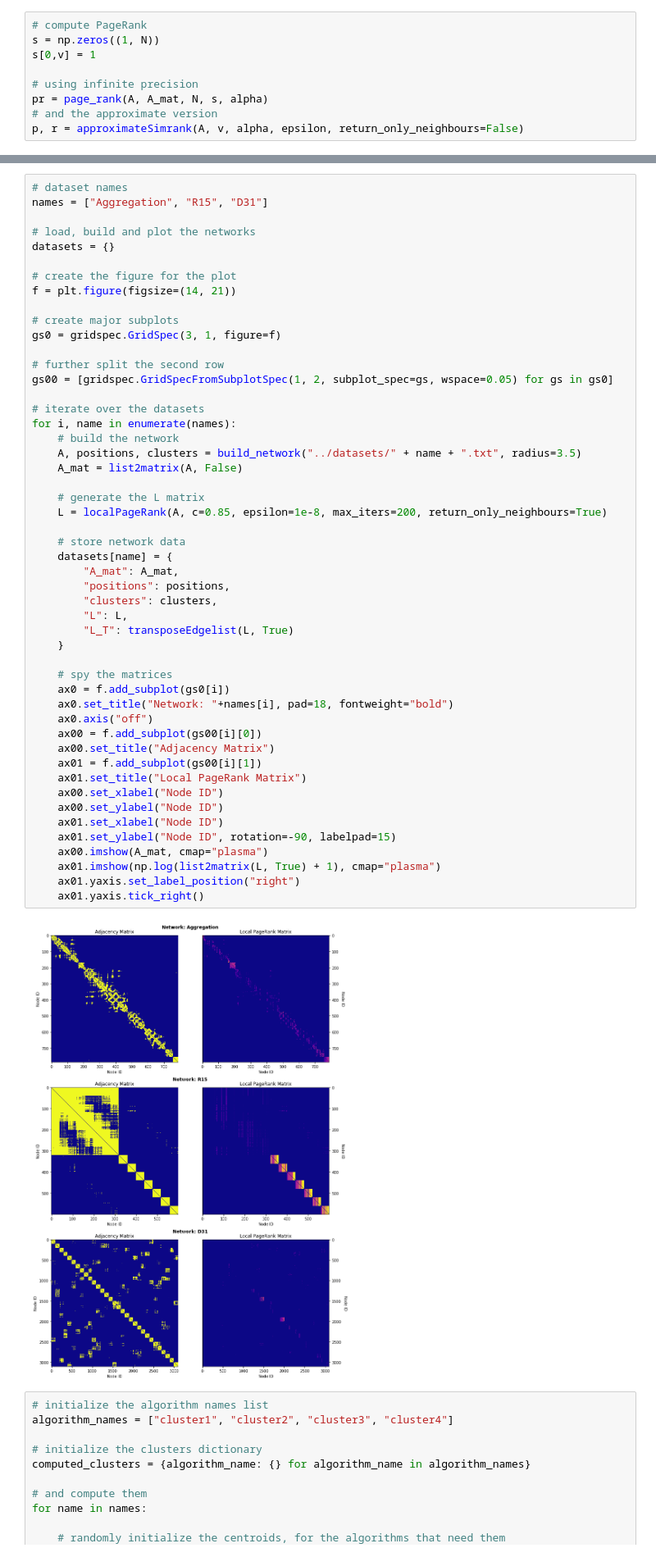
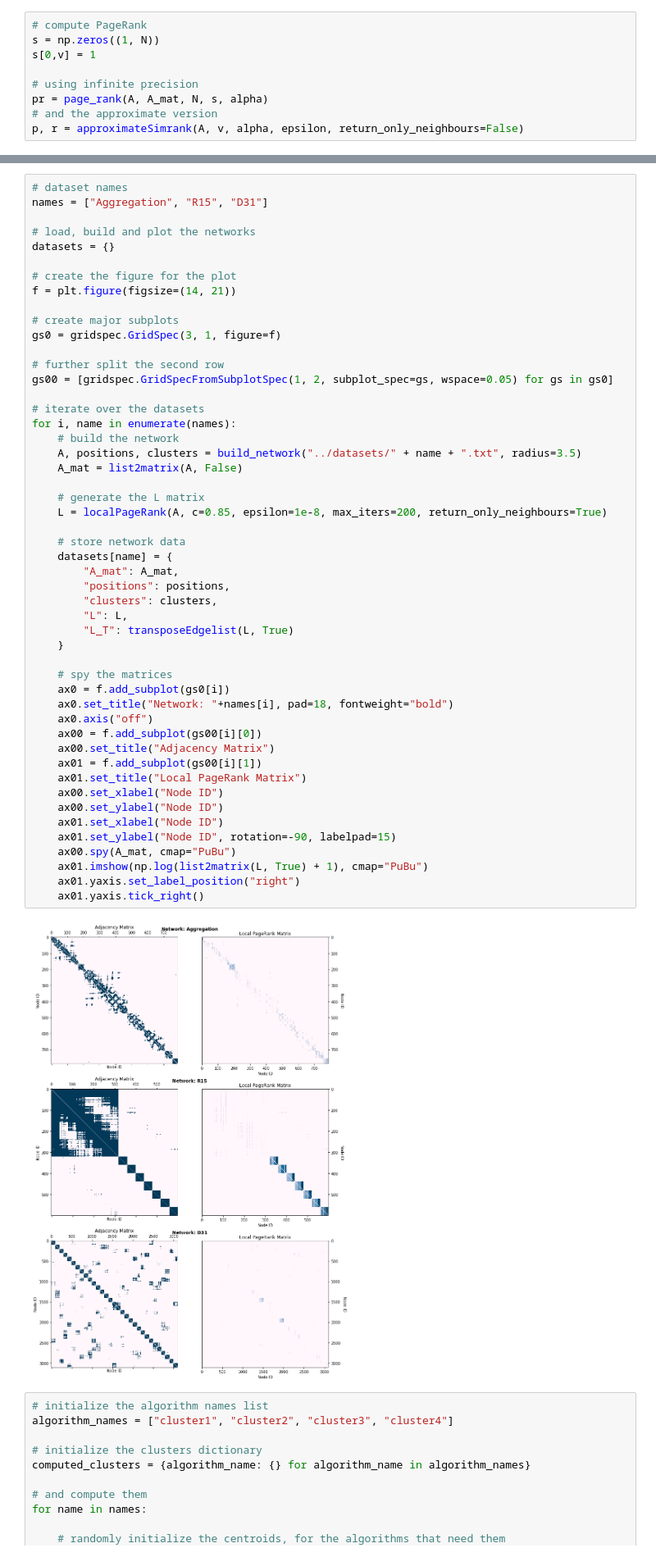
Before and after one commit to barbafrank/LCP_projects_Y2, a Jupyter notebook: HLP_Project/Project.ipynb, the cells around one changed output, grey strips where cells are left out. Shown at 82% size. Drawn from its saved outputs; the diff is of its cells as text.

Commit message:
change the cmap

```diff
--- a/HLP_Project/Project.ipynb
+++ b/HLP_Project/Project.ipynb
@@ -240,36 +240,36 @@ for i, name in enumerate(names):
     A, positions, clusters = build_network("../datasets/" + name + ".txt", radius=3.5)
     A_mat = list2matrix(A, False)
 
     # generate the L matrix
     L = localPageRank(A, c=0.85, epsilon=1e-8, max_iters=200, return_only_neighbours=True)
 
     # store network data
     datasets[name] = {
         "A_mat": A_mat,
         "positions": positions,
         "clusters": clusters,
         "L": L,
         "L_T": transposeEdgelist(L, True)
     }
 
     # spy the matrices
     ax0 = f.add_subplot(gs0[i])
     ax0.set_title("Network: "+names[i], pad=18, fontweight="bold")
     ax0.axis("off")
     ax00 = f.add_subplot(gs00[i][0])
     ax00.set_title("Adjacency Matrix")
     ax01 = f.add_subplot(gs00[i][1])
     ax01.set_title("Local PageRank Matrix")
     ax00.set_xlabel("Node ID")
     ax00.set_ylabel("Node ID")
     ax01.set_xlabel("Node ID")
     ax01.set_ylabel("Node ID", rotation=-90, labelpad=15)
-    ax00.imshow(A_mat, cmap="plasma")
-    ax01.imshow(np.log(list2matrix(L, True) + 1), cmap="plasma")
+    ax00.spy(A_mat, cmap="PuBu")
+    ax01.imshow(np.log(list2matrix(L, True) + 1), cmap="PuBu")
     ax01.yaxis.set_label_position("right")
     ax01.yaxis.tick_right()
 # %% [output]
-[figure, old version]
+[figure, new version]
 # %%
 # initialize the algorithm names list
 algorithm_names = ["cluster1", "cluster2", "cluster3", "cluster4"]
```
Also changed, not shown: parts of 2 cells of this notebook.
